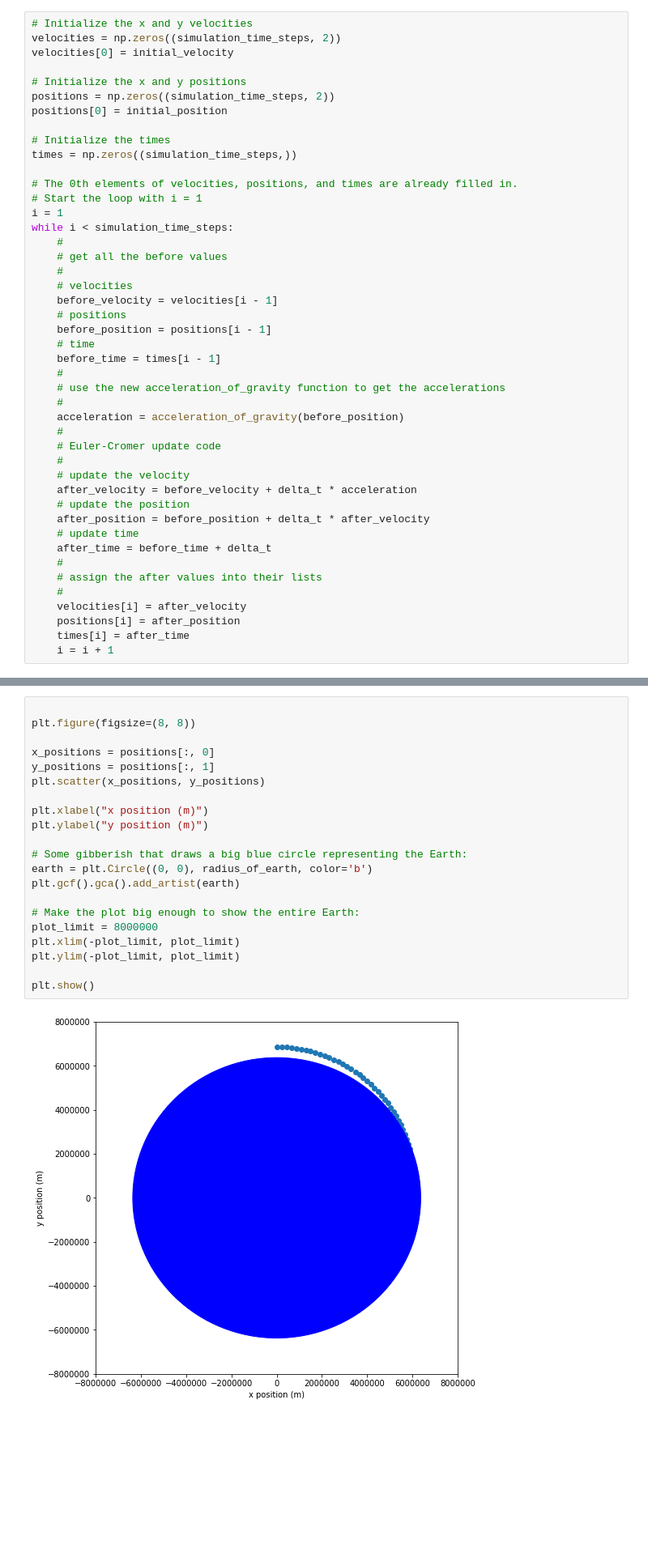
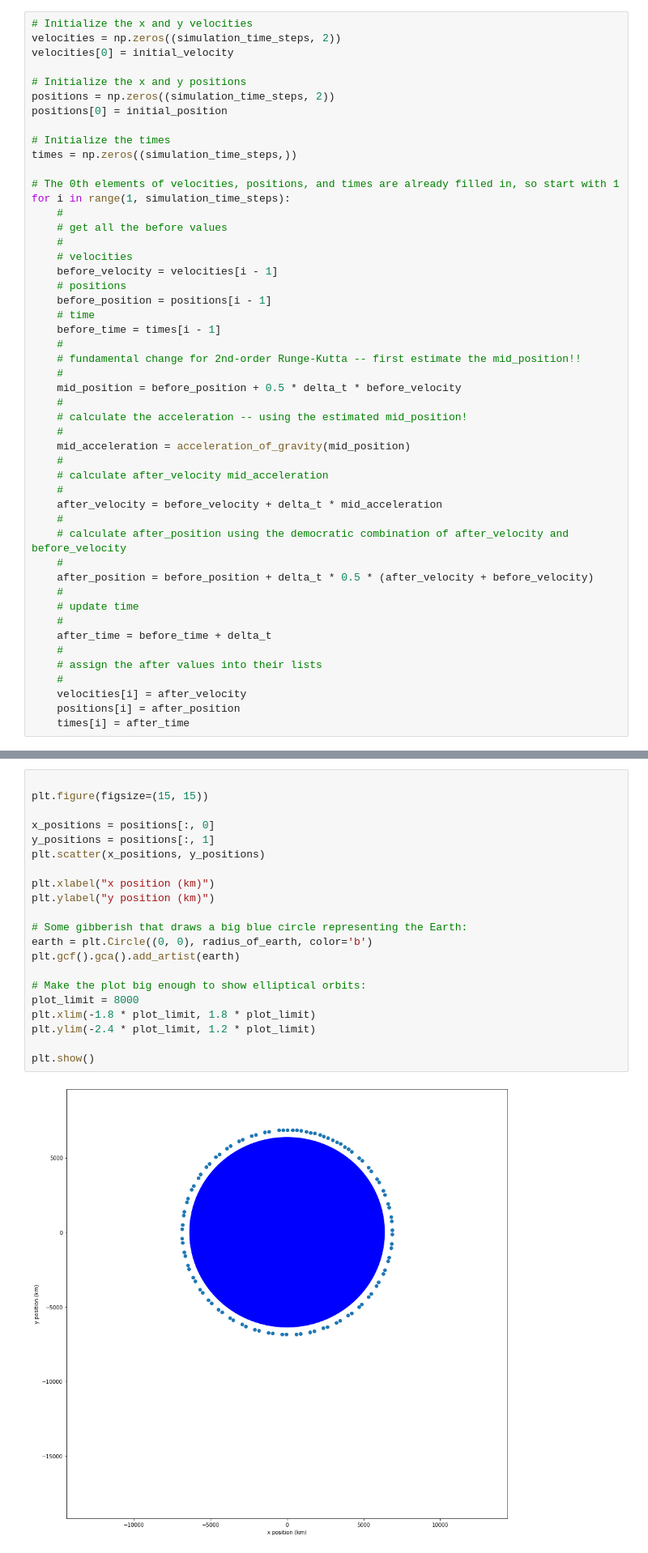
Before and after one commit to brianhill/loops-and-orbits, a Jupyter notebook: notebooks/lao-3-3.ipynb, the cells around one changed output, grey strips where cells are left out. Shown at 81% size. Drawn from its saved outputs; the diff is of its cells as text; blank space fills up the shorter version.

Commit message:
Implemented 2nd-order Runge-Kutta.

```diff
--- a/notebooks/lao-3-3.ipynb
+++ b/notebooks/lao-3-3.ipynb
@@ -210,10 +213,8 @@ positions[0] = initial_position
 # Initialize the times
 times = np.zeros((simulation_time_steps,))
 
-# The 0th elements of velocities, positions, and times are already filled in.
-# Start the loop with i = 1
-i = 1
-while i < simulation_time_steps:
+# The 0th elements of velocities, positions, and times are already filled in, so start with 1
+for i in range(1, simulation_time_steps):
     #
     # get all the before values
     #
@@ -224,17 +225,24 @@ while i < simulation_time_steps:
     # time
     before_time = times[i - 1]
     #
-    # use the new acceleration_of_gravity function to get the accelerations
+    # fundamental change for 2nd-order Runge-Kutta -- first estimate the mid_position!!
     #
-    acceleration = acceleration_of_gravity(before_position)
+    mid_position = before_position + 0.5 * delta_t * before_velocity
     #
-    # Euler-Cromer update code
+    # calculate the acceleration -- using the estimated mid_position!
     #
-    # update the velocity
-    after_velocity = before_velocity + delta_t * acceleration
-    # update the position
-    after_position = before_position + delta_t * after_velocity
+    mid_acceleration = acceleration_of_gravity(mid_position)
+    #
+    # calculate after_velocity mid_acceleration
+    #
+    after_velocity = before_velocity + delta_t * mid_acceleration
+    #
+    # calculate after_position using the democratic combination of after_velocity and before_velocity
+    #
+    after_position = before_position + delta_t * 0.5 * (after_velocity + before_velocity)
+    #
     # update time
+    #
     after_time = before_time + delta_t
     #
     # assign the after values into their lists
@@ -242,34 +250,33 @@ while i < simulation_time_steps:
     velocities[i] = after_velocity
     positions[i] = after_position
     times[i] = after_time
-    i = i + 1
 # %% [markdown]
 ## Graph
 
 **Execute this to make a graph that looks a little like [the diagram Newton made](https://upload.wikimedia.org/wikipedia/commons/thumb/2/2f/Newton%27s_Principia_%281846%29.djvu/page519-1024px-Newton%27s_Principia_%281846%29.djvu.jpg).**
 # %%
 
-plt.figure(figsize=(8, 8))
+plt.figure(figsize=(15, 15))
 
 x_positions = positions[:, 0]
 y_positions = positions[:, 1]
 plt.scatter(x_positions, y_positions)
 
-plt.xlabel("x position (m)")
-plt.ylabel("y position (m)")
+plt.xlabel("x position (km)")
+plt.ylabel("y position (km)")
 
 # Some gibberish that draws a big blue circle representing the Earth:
 earth = plt.Circle((0, 0), radius_of_earth, color='b')
 plt.gcf().gca().add_artist(earth)
 
-# Make the plot big enough to show the entire Earth:
-plot_limit = 8000000
-plt.xlim(-plot_limit, plot_limit)
-plt.ylim(-plot_limit, plot_limit)
+# Make the plot big enough to show elliptical orbits:
+plot_limit = 8000
+plt.xlim(-1.8 * plot_limit, 1.8 * plot_limit)
+plt.ylim(-2.4 * plot_limit, 1.2 * plot_limit)
 
 plt.show()
 # %% [output]
-[figure, old version]
+[figure, new version]
 # %% [markdown]
 ## Playing with the Simulation and Checkout Questions
 
```
Also changed, not shown: parts of 4 cells of this notebook.
